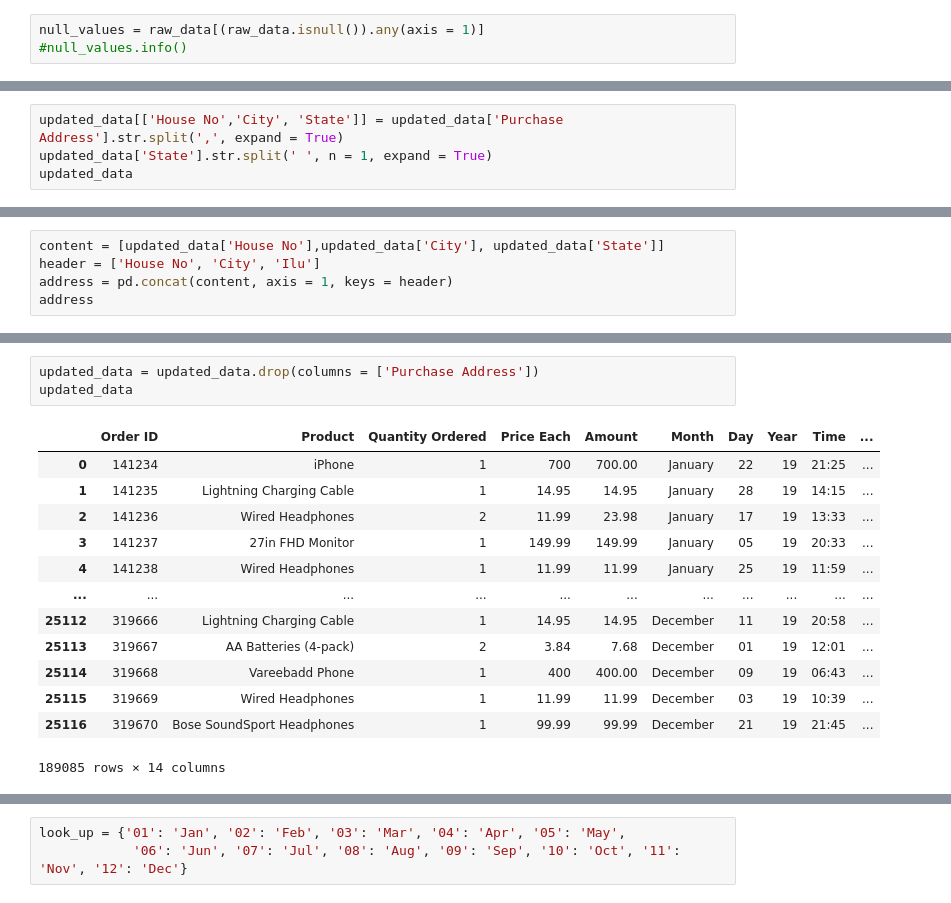
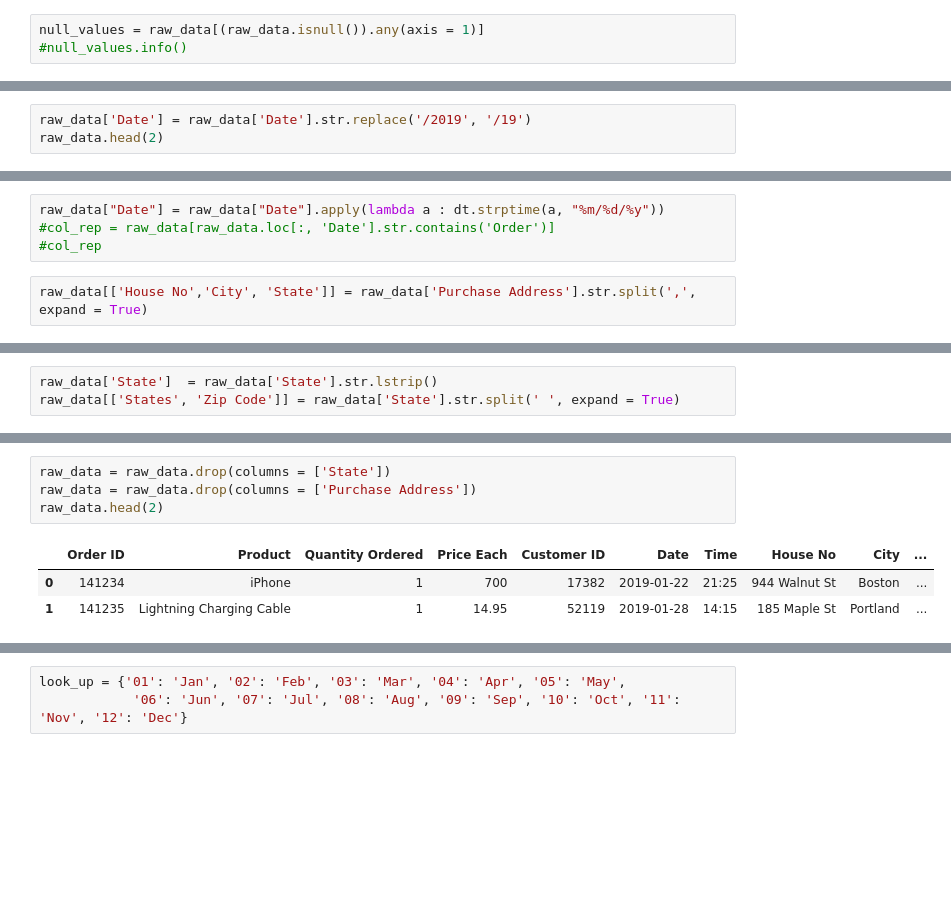
Before and after one commit to Mideoladokun/eCommerce-Analytics, a Jupyter notebook: Project.ipynb, the cells around one changed output, grey strips where cells are left out. Saved outputs shown, nothing was run; the diff lists cells and outputs as text; blank space fills up the shorter version.

Commit message:
wrangling data

```diff
--- a/Project.ipynb
+++ b/Project.ipynb
@@ -171,0 +94,3 @@ updated_data.head()
+# %%
+raw_data['Date'] = raw_data['Date'].str.replace('/2019', '/19')
+raw_data.head(2)
@@ -172,4 +101,6 @@ updated_data.head()
+# %%
+raw_data["Date"] = raw_data["Date"].apply(lambda a : dt.strptime(a, "%m/%d/%y"))
+#col_rep = raw_data[raw_data.loc[:, 'Date'].str.contains('Order')]
+#col_rep
 # %%
-updated_data[['House No','City', 'State']] = updated_data['Purchase Address'].str.split(',', expand = True)
-updated_data['State'].str.split(' ', n = 1, expand = True)
-updated_data
+raw_data[['House No','City', 'State']] = raw_data['Purchase Address'].str.split(',', expand = True)
@@ -190,5 +107,3 @@ updated_data
 # %%
-content = [updated_data['House No'],updated_data['City'], updated_data['State']]
-header = ['House No', 'City', 'Ilu']
-address = pd.concat(content, axis = 1, keys = header)
-address
+raw_data['State']  = raw_data['State'].str.lstrip()
+raw_data[['States', 'Zip Code']] = raw_data['State'].str.split(' ', expand = True)
@@ -209,17 +110,8 @@ address
 # %%
-updated_data = updated_data.drop(columns = ['Purchase Address'])
-updated_data
+raw_data = raw_data.drop(columns = ['State'])
+raw_data = raw_data.drop(columns = ['Purchase Address'])
+raw_data.head(2)
 # %% [output]
-|  | Order ID | Product | Quantity Ordered | Price Each | Amount | Month | Day | Year | Time | ... |
-| 0 | 141234 | iPhone | 1 | 700 | 700.00 | January | 22 | 19 | 21:25 | ... |
-| 1 | 141235 | Lightning Charging Cable | 1 | 14.95 | 14.95 | January | 28 | 19 | 14:15 | ... |
-| 2 | 141236 | Wired Headphones | 2 | 11.99 | 23.98 | January | 17 | 19 | 13:33 | ... |
-| 3 | 141237 | 27in FHD Monitor | 1 | 149.99 | 149.99 | January | 05 | 19 | 20:33 | ... |
-| 4 | 141238 | Wired Headphones | 1 | 11.99 | 11.99 | January | 25 | 19 | 11:59 | ... |
-| ... | ... | ... | ... | ... | ... | ... | ... | ... | ... | ... |
-| 25112 | 319666 | Lightning Charging Cable | 1 | 14.95 | 14.95 | December | 11 | 19 | 20:58 | ... |
-| 25113 | 319667 | AA Batteries (4-pack) | 2 | 3.84 | 7.68 | December | 01 | 19 | 12:01 | ... |
-| 25114 | 319668 | Vareebadd Phone | 1 | 400 | 400.00 | December | 09 | 19 | 06:43 | ... |
-| 25115 | 319669 | Wired Headphones | 1 | 11.99 | 11.99 | December | 03 | 19 | 10:39 | ... |
-| 25116 | 319670 | Bose SoundSport Headphones | 1 | 99.99 | 99.99 | December | 21 | 19 | 21:45 | ... |
+|  | Order ID | Product | Quantity Ordered | Price Each | Customer ID | Date | Time | House No | City | ... |
+| 0 | 141234 | iPhone | 1 | 700 | 17382 | 2019-01-22 | 21:25 | 944 Walnut St | Boston | ... |
+| 1 | 141235 | Lightning Charging Cable | 1 | 14.95 | 52119 | 2019-01-28 | 14:15 | 185 Maple St | Portland | ... |
-189085 rows × 14 columns
```
Also changed, not shown: parts of 22 cells of this notebook.
